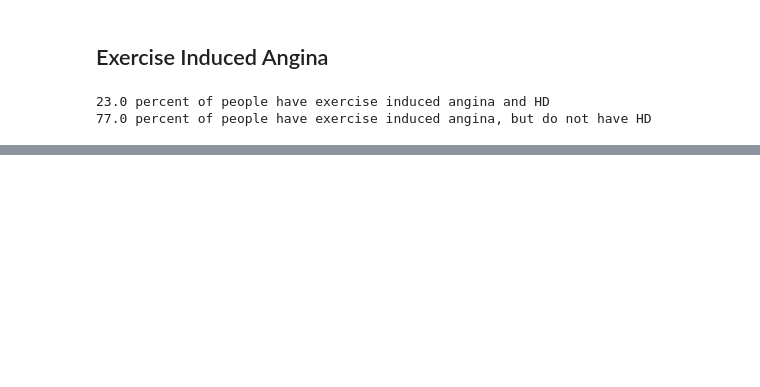
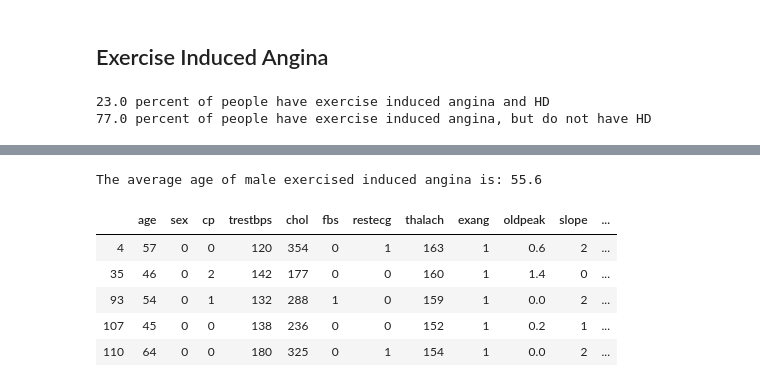
Before and after one commit to joseh4/Detecting_Heart_Disease, a Jupyter notebook: Exploratory Analysis.ipynb, the cells around one changed output, grey strips where cells are left out. Saved outputs shown, nothing was run; the diff lists cells and outputs as text; code cells hidden in the pictures; blank space fills up the shorter version.

Commit message:
Exploring exercied induced angina

```diff
--- a/Exploratory Analysis.ipynb
+++ b/Exploratory Analysis.ipynb
@@ -297,0 +320,16 @@ print(round(len(exa_no_HD)/len(exa),2)*100, "percent of people have exercise ind
+# %%
+male_exa = exa.loc[exa['sex']==1]
+male_exa.head()
+print("The average age of male exercised induced angina is:", round(exa.age.mean(),1))
+# %% [output]
+The average age of male exercised induced angina is: 55.6
+# %%
+female_exa = exa.loc[exa['sex']==0]
+female_exa.head()
+# %% [output]
+|  | age | sex | cp | trestbps | chol | fbs | restecg | thalach | exang | oldpeak | slope | ... |
+| 4 | 57 | 0 | 0 | 120 | 354 | 0 | 1 | 163 | 1 | 0.6 | 2 | ... |
+| 35 | 46 | 0 | 2 | 142 | 177 | 0 | 0 | 160 | 1 | 1.4 | 0 | ... |
+| 93 | 54 | 0 | 1 | 132 | 288 | 1 | 0 | 159 | 1 | 0.0 | 2 | ... |
+| 107 | 45 | 0 | 0 | 138 | 236 | 0 | 0 | 152 | 1 | 0.2 | 1 | ... |
+| 110 | 64 | 0 | 0 | 180 | 325 | 0 | 1 | 154 | 1 | 0.0 | 2 | ... |
```
Also changed, not shown: parts of 3 cells of this notebook.
